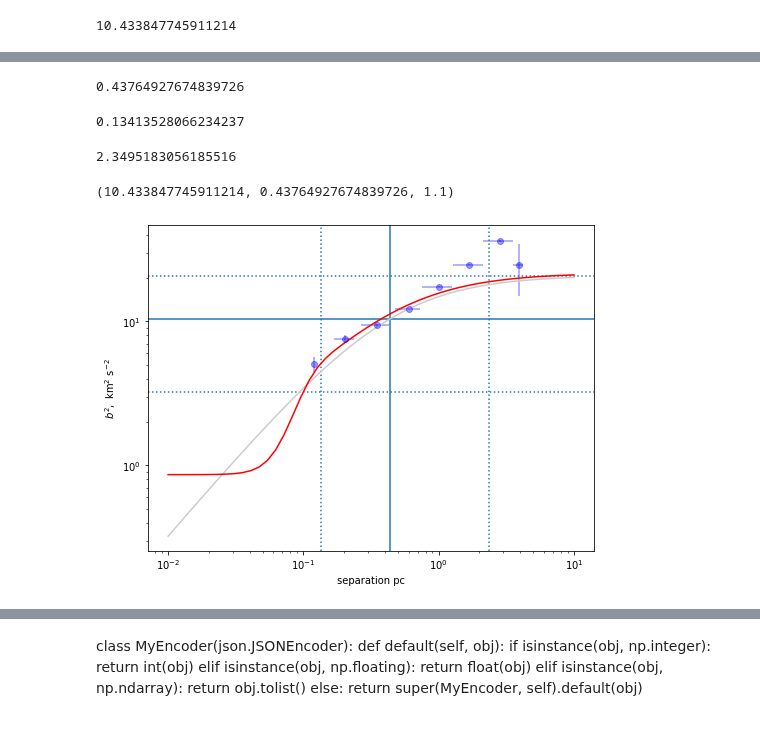
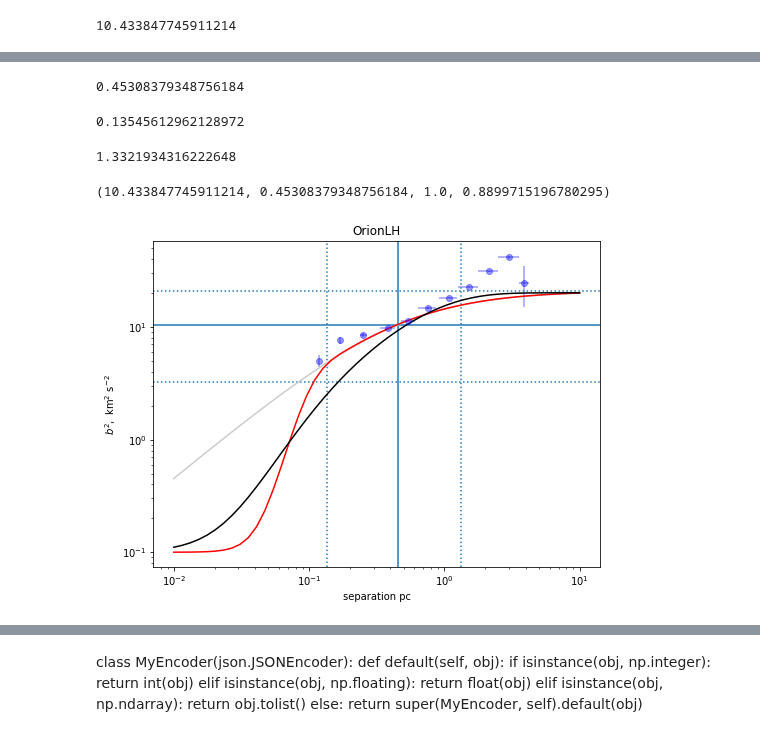
Before and after one commit to JavGVastro/PhD.Paper, a Jupyter notebook: SFOrionL.ipynb, the cells around one changed output, grey strips where cells are left out. Saved outputs shown, nothing was run; the diff lists cells and outputs as text; code cells hidden in the pictures.

```diff
--- a/SFOrionL.ipynb
+++ b/SFOrionL.ipynb
@@ -32,5 +30,5 @@ dlog=-0.225
 # %%
-table = sosflog(data,dlog)
+table = sosflog(data,-0.15,1)
 # %%
 table
 # %% [output]
@@ -55,17 +56,17 @@ e_b2 = table[('dV2', 'std')] / np.sqrt(ng)
 r0 = np.interp(sig2, b2, s,period = 360)
 r0
 # %% [output]
-0.43764927674839726
+0.45308379348756184
 # %%
 r1 = np.interp(sig, b2, s,period = 360)
 r1
 # %% [output]
-0.13413528066234237
+0.13545612962128972
 # %%
 r2 = np.interp(2*sig2, b2, s, period = 360)
 r2
 # %% [output]
-2.3495183056185516
+1.3321934316222648
 # %%
 #x = s
 #y = b2 - sig2
@@ -80,32 +79,36 @@ m = 1.1
 # %%
 rgrid = np.logspace(-2, 1)
 # %%
+m = 0.15
+
 fig, ax = plt.subplots(figsize=(8, 6))
 
 ax.errorbar(s, b2, yerr=e_b2, xerr=e_s, fmt='o', alpha=0.4,color="blue")
 
 
 ax.axhline(sig2, ls='-')
 ax.axvline(r0, ls='-')
 
 ax.axhline(2*sig2, ls=':')
 ax.axvline(r2, ls=':')
 
 ax.axhline(sig, ls=':')
 ax.axvline(r1, ls=':')
 
 ax.plot(rgrid, bfunc00(rgrid, r0, sig2, m), color="0.8")
-ax.plot(rgrid, bfunc02(rgrid, r0, sig2, m, VF['s0'], b2.mean()*0.05), color="red")
+ax.plot(rgrid, bfunc02(rgrid, r0, sig2, m, VF['s0'], 1/10), color="red")
+ax.plot(rgrid, bfunc03s(rgrid, r0, sig2, m, VF['s0'],1/10), color="black")
 
 ax.set(xscale='log', yscale='log',
        xlabel='separation pc',
-       ylabel=r'$b^2,\ \mathrm{km^2\ s^{-2}}$'
+       ylabel=r'$b^2,\ \mathrm{km^2\ s^{-2}}$',
+       title=reg,
       )
 None
 
-sig2, r0, m
+sig2, r0, m, b2.mean()*0.05
 # %% [output]
-(10.433847745911214, 0.43764927674839726, 1.1)
+(10.433847745911214, 0.45308379348756184, 1.0, 0.8899715196780295)
-[figure, old version]
+[figure, new version]
 # %%
 table
```
Also changed, not shown: parts of 6 cells of this notebook, 2 other files.
